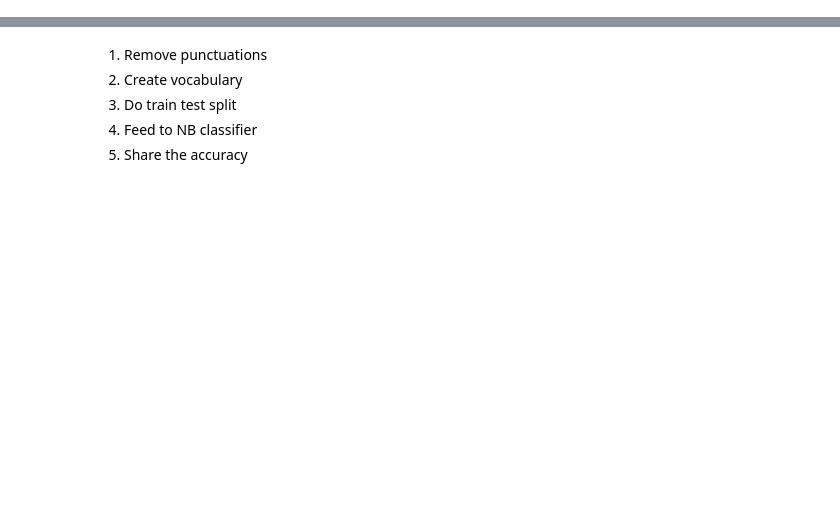
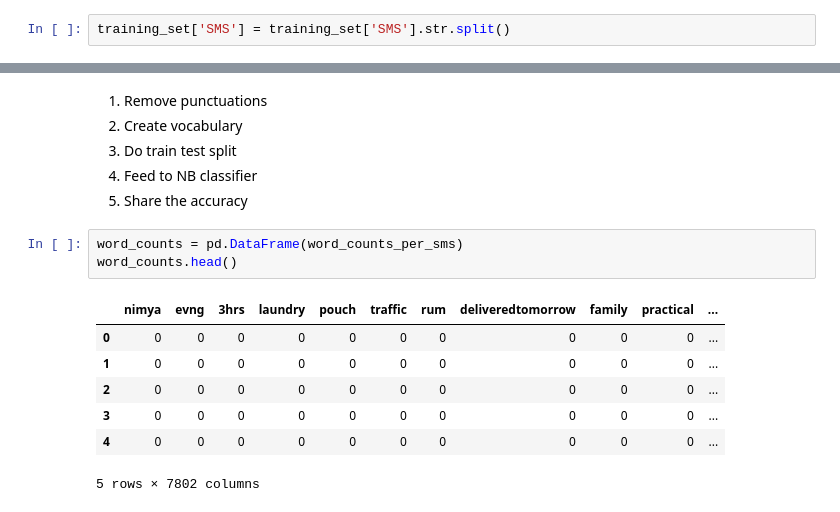
Before and after one commit to amankr1279/Data-Science-and-ML, a Jupyter notebook: Day 3/Spam_Spotter.ipynb, the cells around one changed output, grey strips where cells are left out. Cells and saved outputs as stored; diff of their text form; blank space fills up the shorter version.

```diff
--- a/Day 3/Spam_Spotter.ipynb
+++ b/Day 3/Spam_Spotter.ipynb
@@ -82,2 +87,4 @@ training_set['text'][1]
+# %%
+training_set['SMS'] = training_set['SMS'].str.split()
 # %%
 vocabulary = set()
@@ -122,3 +132,14 @@ dict_keys(['\x93', 'é', 'y', '#', '鈥', '?', '<', 'x', ';', '*', 'u', '\x96',
 3. Do train test split
 4. Feed to NB classifier
 5. Share the accuracy
+# %%
+word_counts = pd.DataFrame(word_counts_per_sms)
+word_counts.head()
+# %% [output]
+|  | nimya | evng | 3hrs | laundry | pouch | traffic | rum | deliveredtomorrow | family | practical | ... |
+| 0 | 0 | 0 | 0 | 0 | 0 | 0 | 0 | 0 | 0 | 0 | ... |
+| 1 | 0 | 0 | 0 | 0 | 0 | 0 | 0 | 0 | 0 | 0 | ... |
+| 2 | 0 | 0 | 0 | 0 | 0 | 0 | 0 | 0 | 0 | 0 | ... |
+| 3 | 0 | 0 | 0 | 0 | 0 | 0 | 0 | 0 | 0 | 0 | ... |
+| 4 | 0 | 0 | 0 | 0 | 0 | 0 | 0 | 0 | 0 | 0 | ... |
+5 rows × 7802 columns
```
Also changed, not shown: parts of 20 cells of this notebook.
